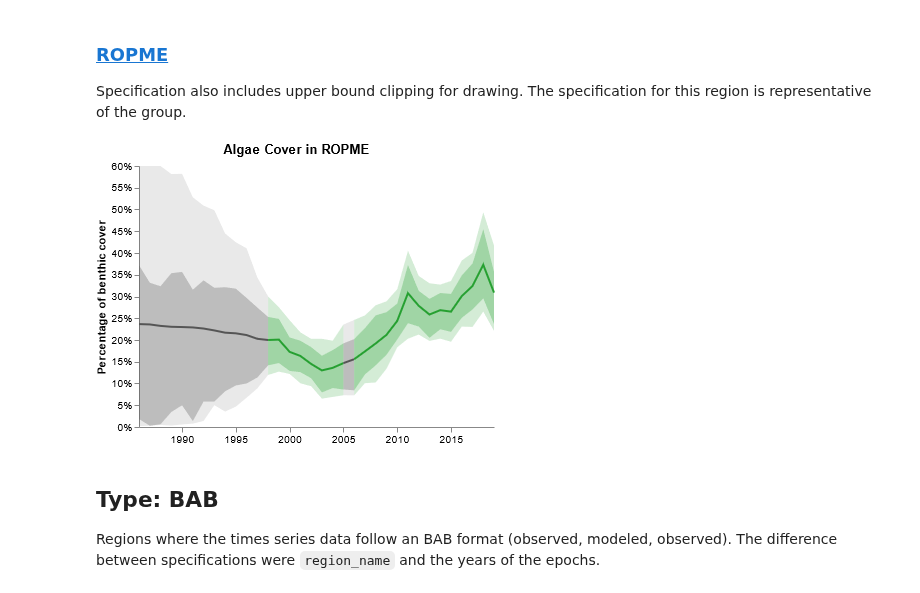
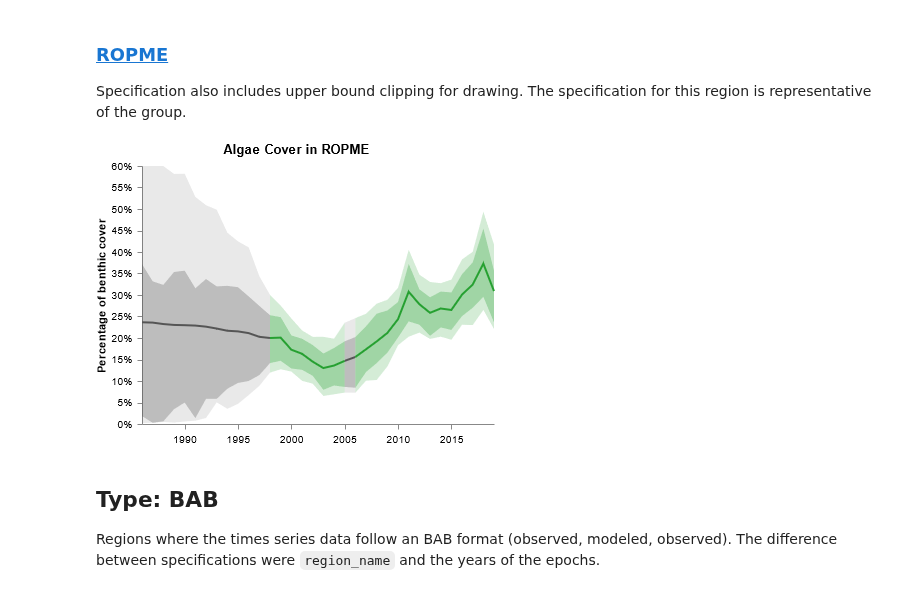
Before and after one commit to pkerins/wri-projects, a Jupyter notebook: ocean-watch/coral/visualizations/algae-cover.ipynb, the cells around one changed output. Drawn from its saved outputs; the diff is of its cells as text; code cells hidden in the pictures.

```diff
--- a/ocean-watch/coral/visualizations/algae-cover.ipynb
+++ b/ocean-watch/coral/visualizations/algae-cover.ipynb
@@ -113,12 +113,16 @@ spec=json.loads("""
       "orient": "bottom",
       "scale": "xscale",
       "labelFlush": true,
-      "labelOverlap": true
+      "labelOverlap": true,
+      "labelPadding": 5
     },
     {
       "orient": "left",
       "scale": "yscale",
       "title": "Percentage of benthic cover",
+      "labelAlign": "right",
+      "labelBaseline": "middle",
+      "labelPadding": 5,
       "format": "%"
     }
   ],
@@ -370,12 +374,16 @@ spec=json.loads("""
       "orient": "bottom",
       "scale": "xscale",
       "labelFlush": true,
-      "labelOverlap": true
+      "labelOverlap": true,
+      "labelPadding": 5
     },
     {
       "orient": "left",
       "scale": "yscale",
       "title": "Percentage of benthic cover",
+      "labelAlign": "right",
+      "labelBaseline": "middle",
+      "labelPadding": 5,
       "format": "%"
     }
   ],
@@ -701,34 +709,34 @@ spec=json.loads("""
               "fill": {"value": "#bb6633"},
               "fillOpacity": {"value": 0.7}
             }
           }
         },
         {
           "type": "line",
           "from": {"data": "ac_obs_b"},
           "encode": {
             "update": {
               "x": {"scale": "xscale", "field": "year"},
               "y": {"scale": "yscale", "field": "value"},
               "stroke": {"value": "#26a031"},
               "tooltip": {
                 "signal": "{title:'Algae Cover', 'Region':datum.gcrmn_reg, 'Year':timeFormat(datum.year,'%Y'), 'Cover':format(datum.value,'.2%'), '80% Confidence':format(datum.lower_80*100,'.1f')+'–'+format(datum.upper_80*100,'.1f')+'%', '95% Confidence':format(datum.lower_95*100,'.1f')+'–'+format(datum.upper_95*100,'.1f')+'%', 'Method':(datum.measured ? 'Mean of observations' : 'Modeled')}"
               }
             },
             "hover": {"stroke": {"value": "#bb6633"}}
           }
         }
       ]
     }
   ]
 }
 """)
 vega_view=dict(spec)
 vega_view['width']=widget_width
 vega_view['height']=widget_height
 Vega(vega_view)
 # %% [output]
-[figure, old version]
+[figure, new version]
 # %% [markdown]
 ## Type: BAB
 Regions where the times series data follow an BAB format (observed, modeled, observed). The difference between specifications were `region_name` and the years of the epochs.
```
Also changed, not shown: parts of 3 cells of this notebook, 2 other files.
